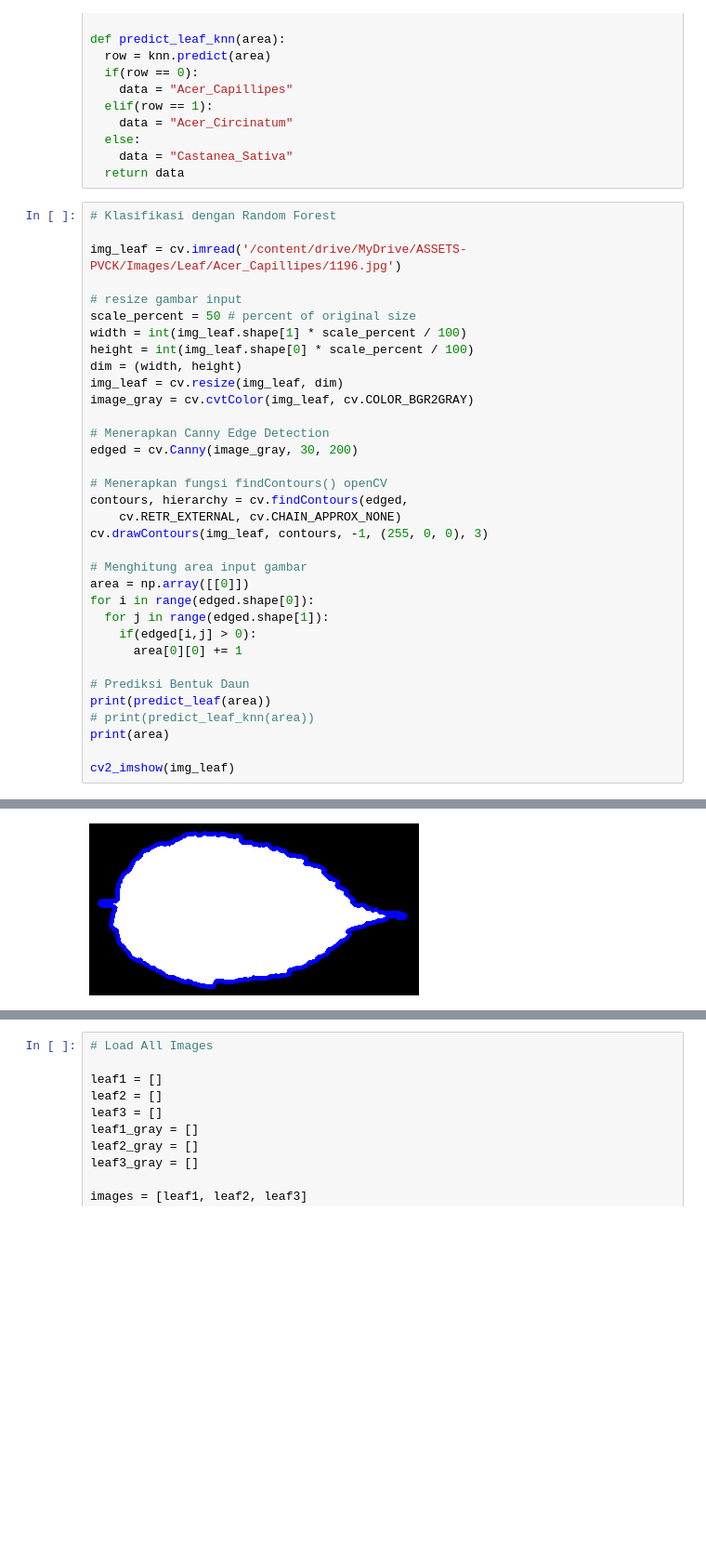
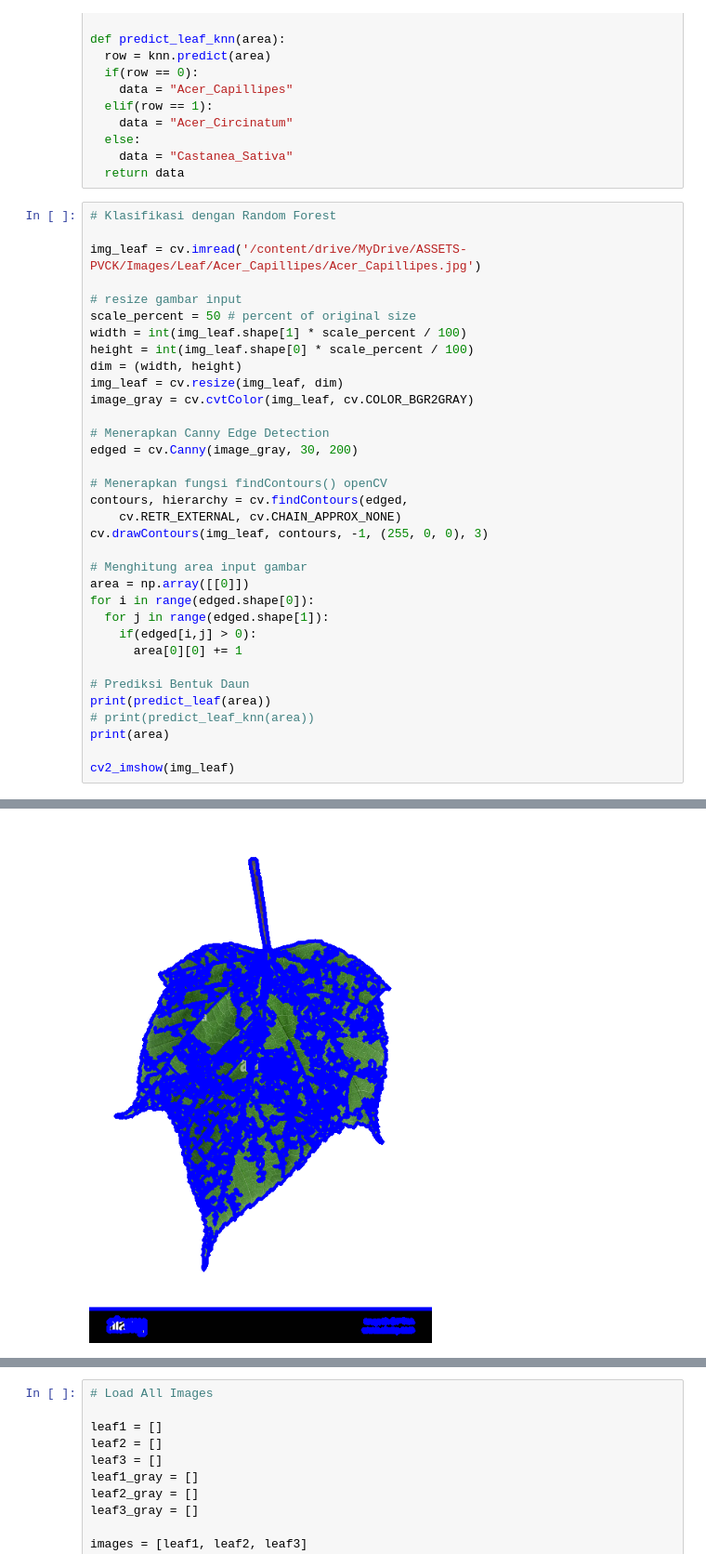
Before and after one commit to irbaadika/PCVK_Genap_2023, a Jupyter notebook: Leaf_Classification.ipynb, the cells around one changed output, grey strips where cells are left out. Shown at 93% size. Saved outputs shown, nothing was run; the diff lists cells and outputs as text; blank space fills up the shorter version.

```diff
--- a/Leaf_Classification.ipynb
+++ b/Leaf_Classification.ipynb
@@ -162,7 +162,7 @@ def predict_leaf_knn(area):
 # %%
 # Klasifikasi dengan Random Forest
 
-img_leaf = cv.imread('/content/drive/MyDrive/ASSETS-PVCK/Images/Leaf/Acer_Capillipes/1196.jpg')
+img_leaf = cv.imread('/content/drive/MyDrive/ASSETS-PVCK/Images/Leaf/Acer_Capillipes/Acer_Capillipes.jpg')
 
 # resize gambar input
 scale_percent = 50 # percent of original size
@@ -199,4 +199,4 @@ Acer_Capillipes
-[figure, old version]
+[figure, new version]
 # %%
 # Klasifikasi dengan KNN
 
```
Also changed, not shown: parts of 6 cells of this notebook.
